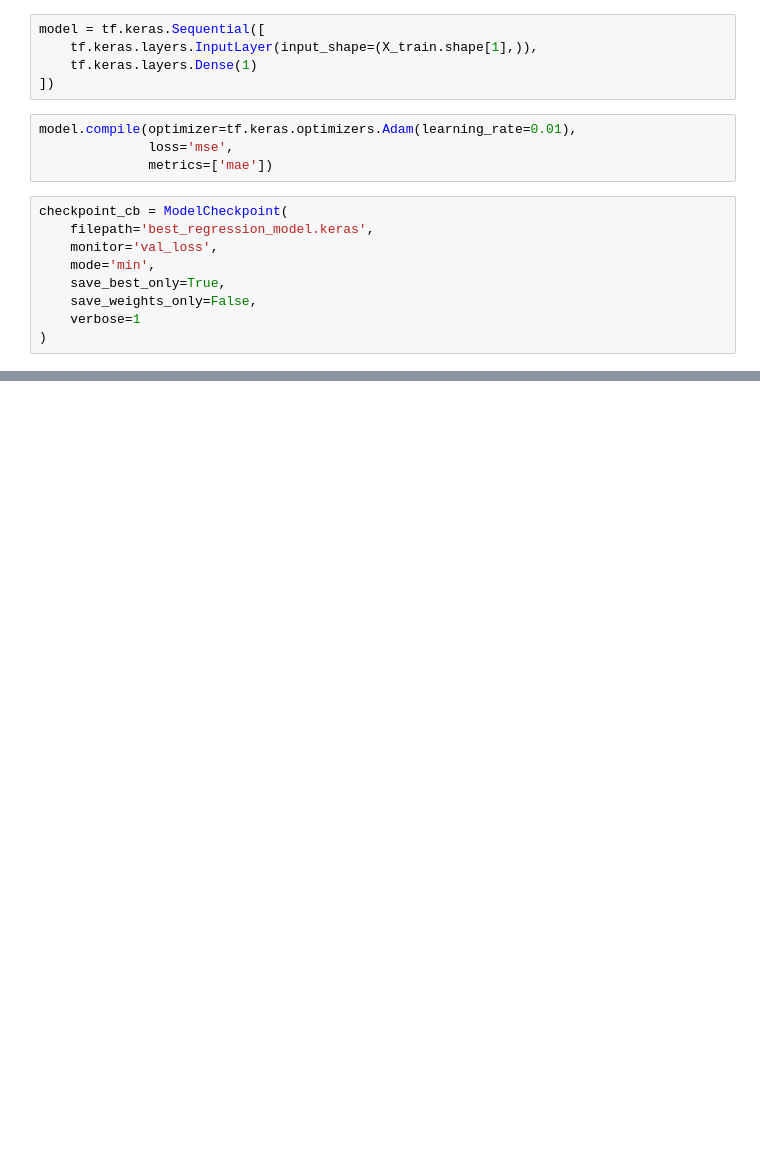
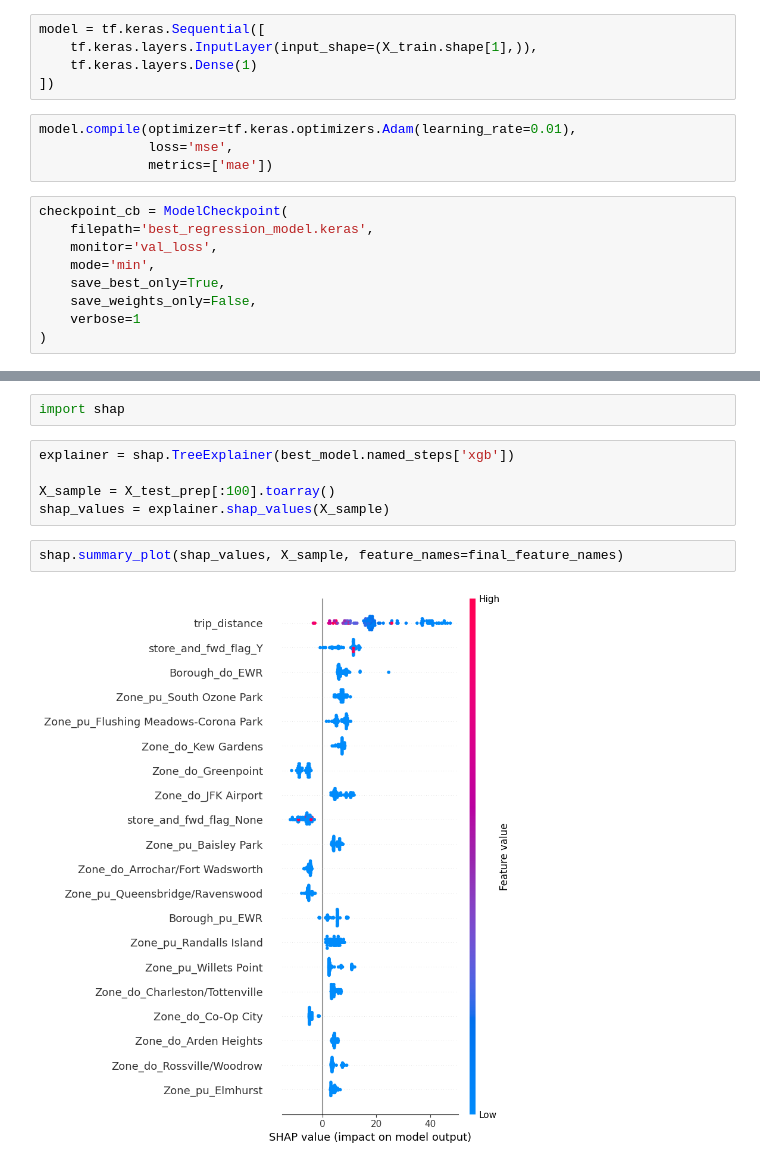
Before and after one commit to aarimojo/nyc-taxi-predictor, a Jupyter notebook: notebooks/01_initial_data_exploration.ipynb, the cells around one changed output, grey strips where cells are left out. Cells and saved outputs as stored; diff of their text form; blank space fills up the shorter version.

```diff
--- a/notebooks/01_initial_data_exploration.ipynb
+++ b/notebooks/01_initial_data_exploration.ipynb
@@ -376,0 +673,11 @@ y
+# %%
+import shap
+# %%
+explainer = shap.TreeExplainer(best_model.named_steps['xgb'])
+
+X_sample = X_test_prep[:100].toarray()
+shap_values = explainer.shap_values(X_sample)
+# %%
+shap.summary_plot(shap_values, X_sample, feature_names=final_feature_names)
+# %% [output]
+[figure, added]
```
Also changed, not shown: parts of 56 cells of this notebook.
